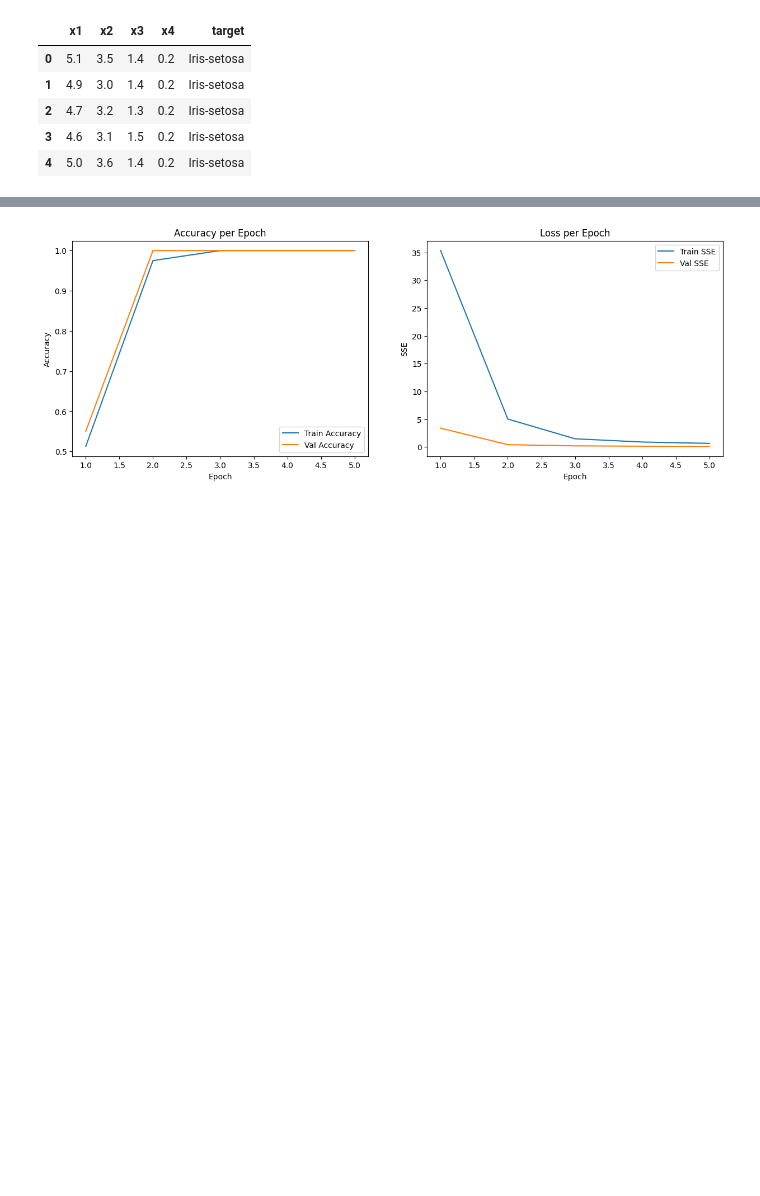
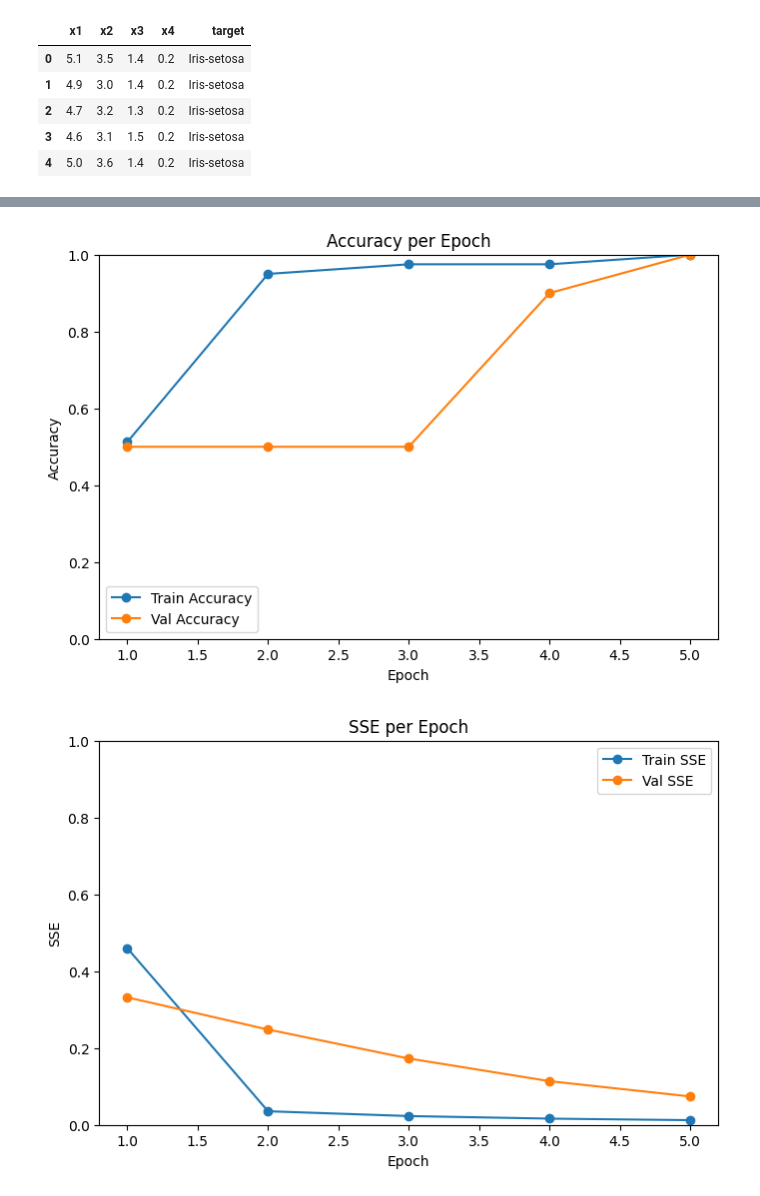
Before and after one commit to risangpanggalih/SLP, a Jupyter notebook: Single_Layer_Perceptron_Risang_Panggalih.ipynb, the cells around one changed output, grey strips where cells are left out. Drawn from its saved outputs; the diff is of its cells as text; code cells hidden in the pictures; blank space fills up the shorter version.

Commit message:
Adjust data split for validation

```diff
--- a/Single_Layer_Perceptron_Risang_Panggalih.ipynb
+++ b/Single_Layer_Perceptron_Risang_Panggalih.ipynb
@@ -25,8 +25,3 @@ X = df[["x1","x2","x3","x4"]].to_numpy(float)
 | 2 | 4.7 | 3.2 | 1.3 | 0.2 | Iris-setosa |
 | 3 | 4.6 | 3.1 | 1.5 | 0.2 | Iris-setosa |
 | 4 | 5.0 | 3.6 | 1.4 | 0.2 | Iris-setosa |
-# %%
-# split Train:Validation 80:20
-X_train, X_val, y_train, y_val = train_test_split(
-    X, y, test_size=0.2, random_state=42, stratify=y
-)
@@ -79,6 +110,8 @@ def Perceptron(
             w -= lr * dw
             b -= lr * db
 
+        sse_tr = sse_tr / len(X_train)
+
         # epoch metrics (train)
         train_acc = correct / len(X_train)
         train_loss.append(float(sse_tr))
@@ -94,7 +127,7 @@ def Perceptron(
             val_preds.append(pred)
             e = p - y_val[i]
             sse_va += e*e
-
+        sse_va = sse_va / len(X_val)
         val_acc = (np.array(val_preds) == y_val).mean()
         val_loss.append(float(sse_va))
         val_accuracy.append(float(val_acc))
@@ -120,22 +153,25 @@ Epoch 5/5 | Train SSE: 0.641659, Train Acc: 1.00% | Val SSE: 0.098484, Val Acc:
 # %%
 epoch = np.arange(1, len(tr_sse) + 1)
 
 # accuracy
-plt.figure(figsize=(15, 5))
-plt.subplot(1,2,1)
-plt.plot(epoch, tr_acc, label='Train Accuracy')
-plt.plot(epoch, va_acc, label='Val Accuracy')
+plt.figure(figsize=(8, 5))
+plt.plot(epoch, tr_acc, marker='o', label='Train Accuracy')
+plt.plot(epoch, va_acc, marker='o', label='Val Accuracy')
 plt.xlabel('Epoch'); plt.ylabel('Accuracy')
 plt.title('Accuracy per Epoch')
+plt.ylim(0, 1)
 plt.legend()
+plt.show()
 
 # loss
-plt.subplot(1,2,2)
-plt.plot(epoch, tr_sse, label='Train SSE')
-plt.plot(epoch, va_sse, label='Val SSE')
+plt.figure(figsize=(8, 5))
+plt.plot(epoch, tr_sse, marker='o', label='Train SSE')
+plt.plot(epoch, va_sse, marker='o', label='Val SSE')
 plt.xlabel('Epoch'); plt.ylabel('SSE')
-plt.title('Loss per Epoch')
+plt.title('SSE per Epoch')
+plt.ylim(0, 1)
 plt.legend()
 plt.show()
 # %% [output]
-[figure, old version]
+[figure, new version]
+[figure, added]
```
Also changed, not shown: parts of 2 cells of this notebook.
